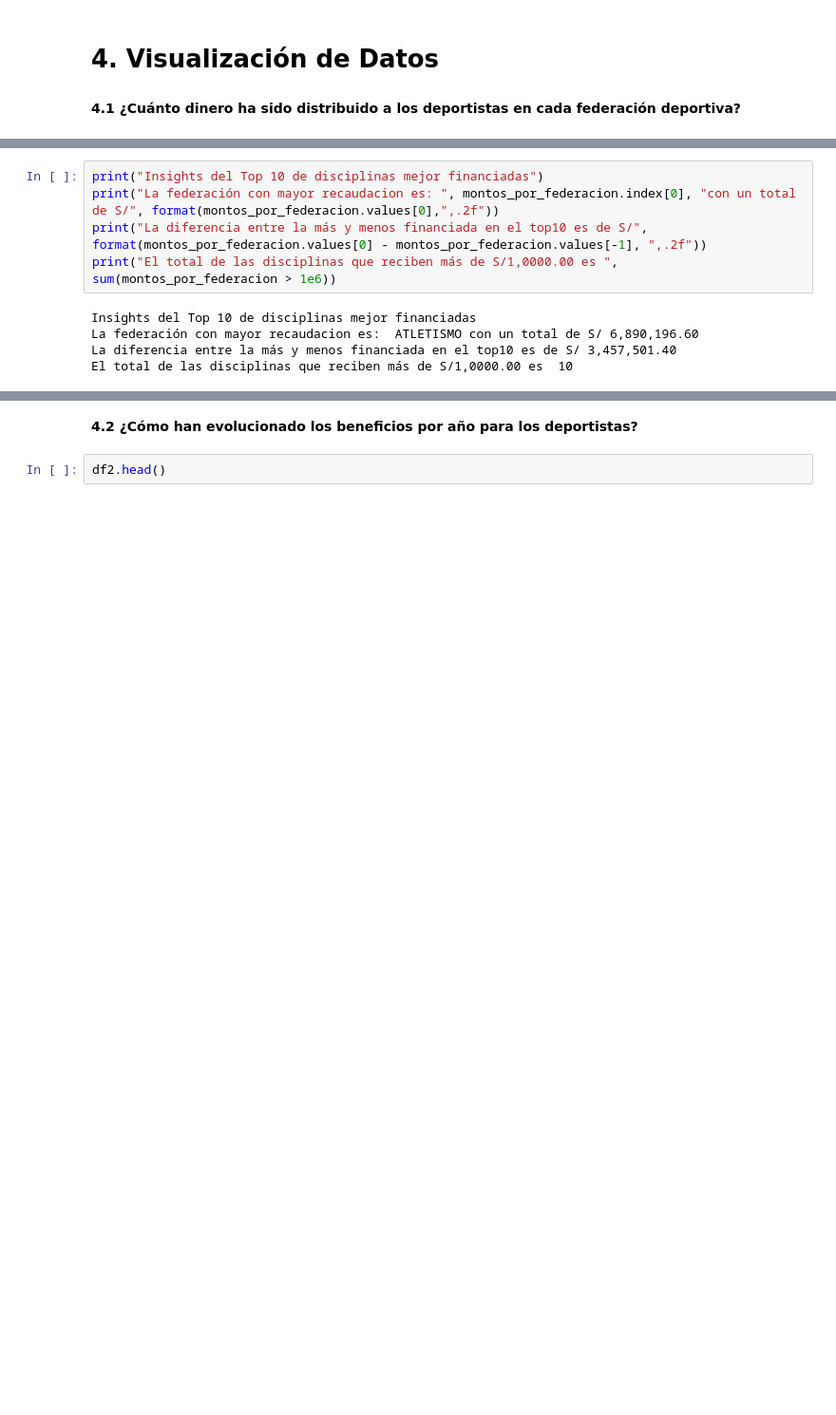
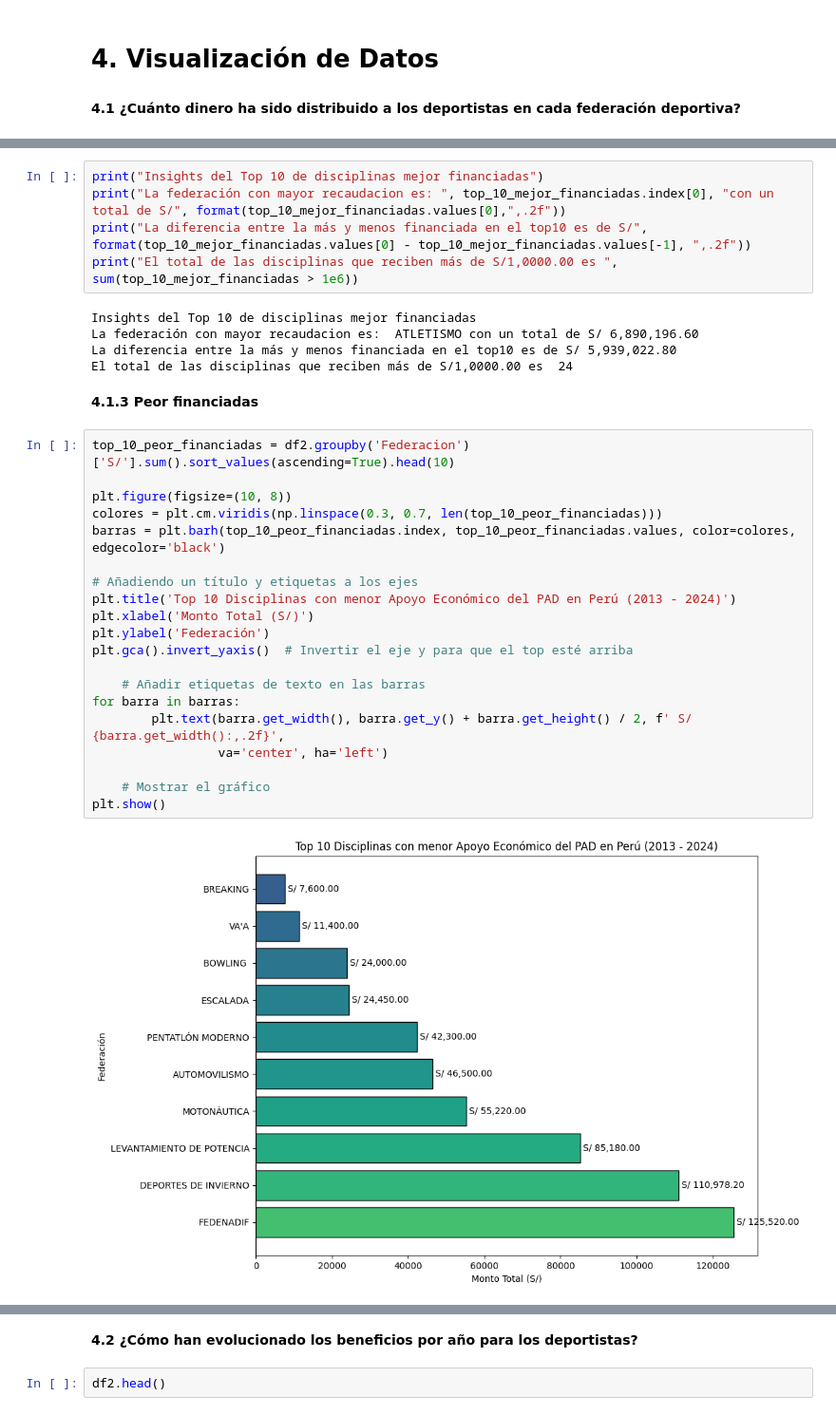
Before and after one commit to FrankRomeroT/Instituto-Peruano-del-Deporte, a Jupyter notebook: Analisis.ipynb, the cells around one changed output, grey strips where cells are left out. Shown at 95% size. Saved outputs shown, nothing was run; the diff lists cells and outputs as text; blank space fills up the shorter version.

```diff
--- a/Analisis.ipynb
+++ b/Analisis.ipynb
@@ -268,10 +270,34 @@ plt.show()
 # %%
 print("Insights del Top 10 de disciplinas mejor financiadas")
-print("La federación con mayor recaudacion es: ", montos_por_federacion.index[0], "con un total de S/", format(montos_por_federacion.values[0],",.2f"))
-print("La diferencia entre la más y menos financiada en el top10 es de S/", format(montos_por_federacion.values[0] - montos_por_federacion.values[-1], ",.2f"))
-print("El total de las disciplinas que reciben más de S/1,0000.00 es ", sum(montos_por_federacion > 1e6))
+print("La federación con mayor recaudacion es: ", top_10_mejor_financiadas.index[0], "con un total de S/", format(top_10_mejor_financiadas.values[0],",.2f"))
+print("La diferencia entre la más y menos financiada en el top10 es de S/", format(top_10_mejor_financiadas.values[0] - top_10_mejor_financiadas.values[-1], ",.2f"))
+print("El total de las disciplinas que reciben más de S/1,0000.00 es ", sum(top_10_mejor_financiadas > 1e6))
 # %% [output]
 Insights del Top 10 de disciplinas mejor financiadas
 La federación con mayor recaudacion es:  ATLETISMO con un total de S/ 6,890,196.60
-La diferencia entre la más y menos financiada en el top10 es de S/ 3,457,501.40
-El total de las disciplinas que reciben más de S/1,0000.00 es  10
+La diferencia entre la más y menos financiada en el top10 es de S/ 5,939,022.80
+El total de las disciplinas que reciben más de S/1,0000.00 es  24
+# %% [markdown]
+**4.1.3 Peor financiadas**
+# %%
+top_10_peor_financiadas = df2.groupby('Federacion')['S/'].sum().sort_values(ascending=True).head(10)
+
+plt.figure(figsize=(10, 8))
+colores = plt.cm.viridis(np.linspace(0.3, 0.7, len(top_10_peor_financiadas)))
+barras = plt.barh(top_10_peor_financiadas.index, top_10_peor_financiadas.values, color=colores, edgecolor='black')
+
+# Añadiendo un título y etiquetas a los ejes
+plt.title('Top 10 Disciplinas con menor Apoyo Económico del PAD en Perú (2013 - 2024)')
+plt.xlabel('Monto Total (S/)')
+plt.ylabel('Federación')
+plt.gca().invert_yaxis()  # Invertir el eje y para que el top esté arriba
+
+    # Añadir etiquetas de texto en las barras
+for barra in barras:
+        plt.text(barra.get_width(), barra.get_y() + barra.get_height() / 2, f' S/ {barra.get_width():,.2f}',
+                 va='center', ha='left')
+
+    # Mostrar el gráfico
+plt.show()
+# %% [output]
+[figure, added]
```
Also changed, not shown: parts of 4 cells of this notebook.
